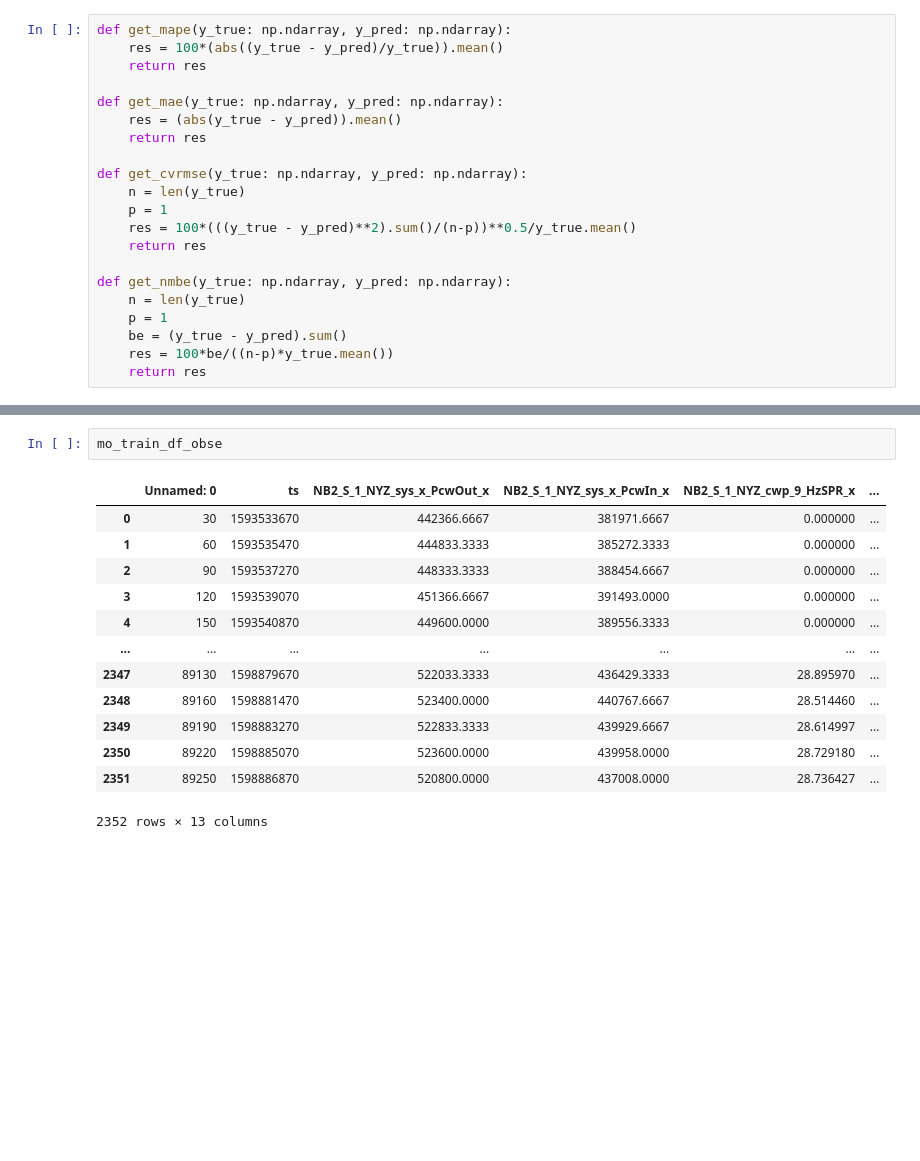
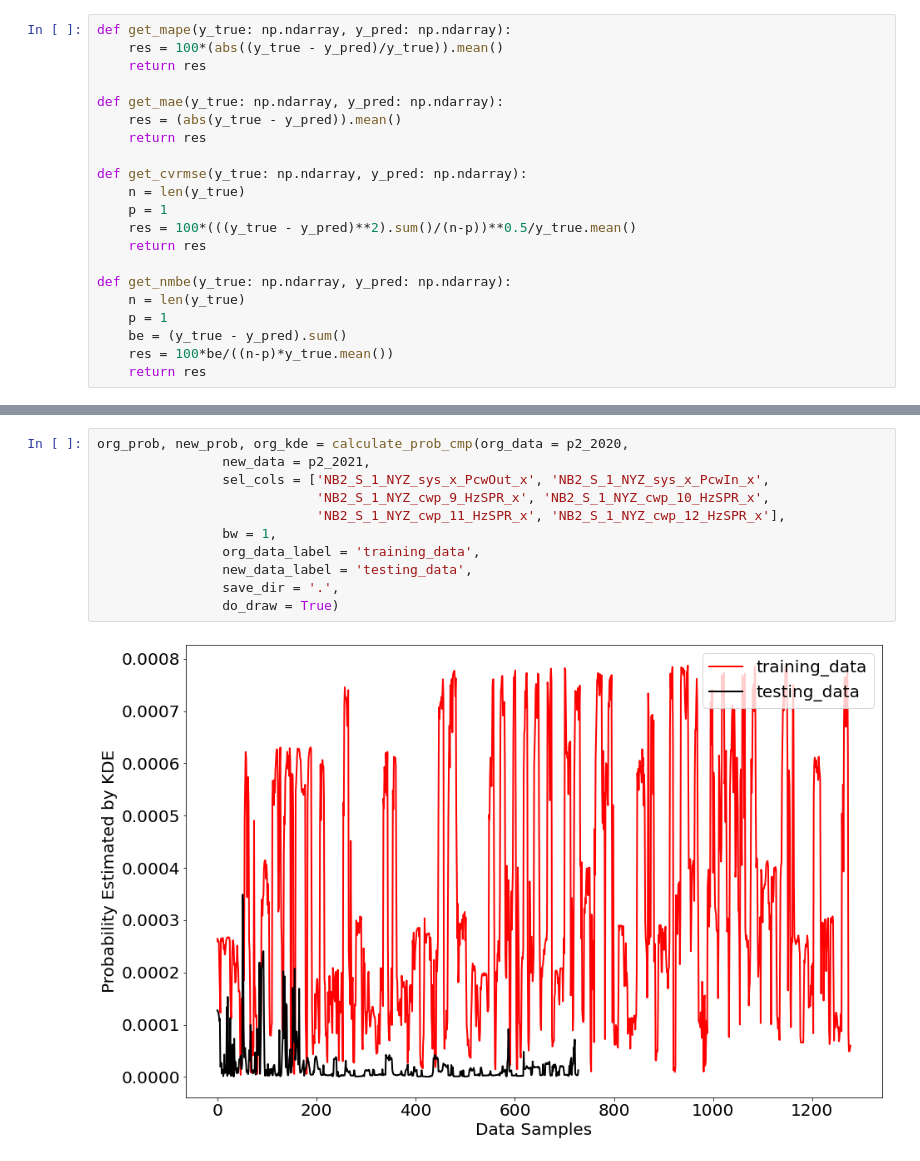
Before and after one commit to zhangzhizza/HydraulicCalibration, a Jupyter notebook: projects/nb_vw_2/datadriven/result_processing.ipynb, the cells around one changed output, grey strips where cells are left out. Drawn from its saved outputs; the diff is of its cells as text; blank space fills up the shorter version.

```diff
--- a/projects/nb_vw_2/datadriven/result_processing.ipynb
+++ b/projects/nb_vw_2/datadriven/result_processing.ipynb
@@ -204,16 +344,13 @@ mo_train_df
 # %%
-mo_train_df_obse
+org_prob, new_prob, org_kde = calculate_prob_cmp(org_data = p2_2020,
+                new_data = p2_2021,
+                sel_cols = ['NB2_S_1_NYZ_sys_x_PcwOut_x', 'NB2_S_1_NYZ_sys_x_PcwIn_x',
+                            'NB2_S_1_NYZ_cwp_9_HzSPR_x', 'NB2_S_1_NYZ_cwp_10_HzSPR_x',
+                            'NB2_S_1_NYZ_cwp_11_HzSPR_x', 'NB2_S_1_NYZ_cwp_12_HzSPR_x'],
+                bw = 1,
+                org_data_label = 'training_data',
+                new_data_label = 'testing_data',
+                save_dir = '.',
+                do_draw = True)
 # %% [output]
-|  | Unnamed: 0 | ts | NB2_S_1_NYZ_sys_x_PcwOut_x | NB2_S_1_NYZ_sys_x_PcwIn_x | NB2_S_1_NYZ_cwp_9_HzSPR_x | ... |
-| 0 | 30 | 1593533670 | 442366.6667 | 381971.6667 | 0.000000 | ... |
-| 1 | 60 | 1593535470 | 444833.3333 | 385272.3333 | 0.000000 | ... |
-| 2 | 90 | 1593537270 | 448333.3333 | 388454.6667 | 0.000000 | ... |
-| 3 | 120 | 1593539070 | 451366.6667 | 391493.0000 | 0.000000 | ... |
-| 4 | 150 | 1593540870 | 449600.0000 | 389556.3333 | 0.000000 | ... |
-| ... | ... | ... | ... | ... | ... | ... |
-| 2347 | 89130 | 1598879670 | 522033.3333 | 436429.3333 | 28.895970 | ... |
-| 2348 | 89160 | 1598881470 | 523400.0000 | 440767.6667 | 28.514460 | ... |
-| 2349 | 89190 | 1598883270 | 522833.3333 | 439929.6667 | 28.614997 | ... |
-| 2350 | 89220 | 1598885070 | 523600.0000 | 439958.0000 | 28.729180 | ... |
-| 2351 | 89250 | 1598886870 | 520800.0000 | 437008.0000 | 28.736427 | ... |
-2352 rows × 13 columns
+[figure, added]
```
Also changed, not shown: parts of 20 cells of this notebook, 14 other files.
